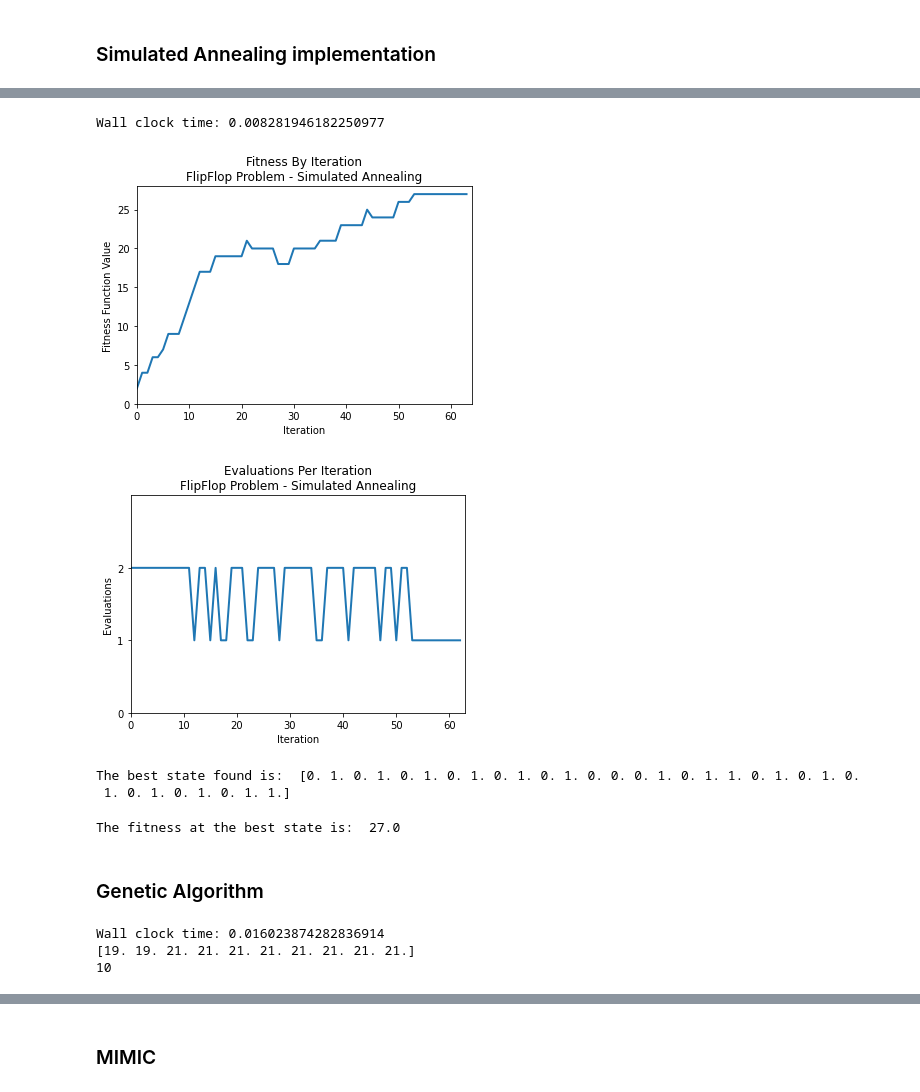
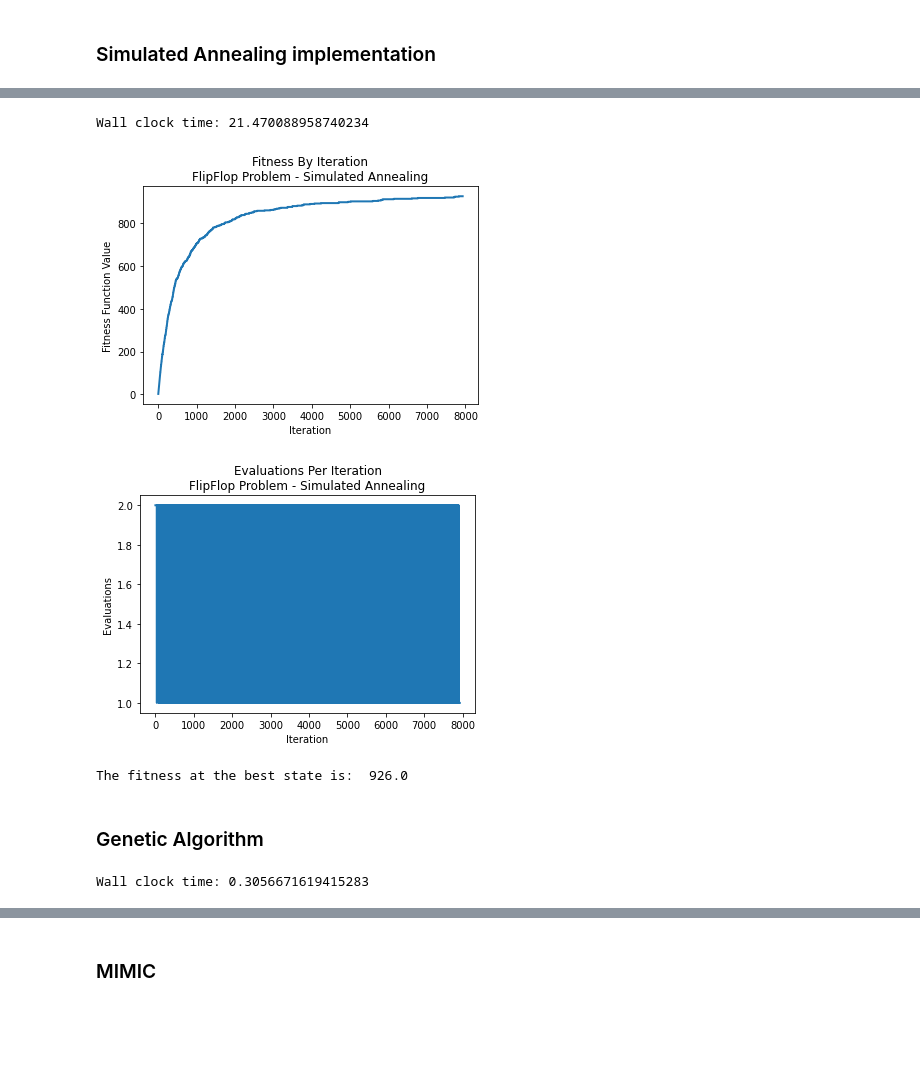
Before and after one commit to sharp-productions/meh2, a Jupyter notebook: tutorial_examples.ipynb, the cells around one changed output, grey strips where cells are left out. Cells and saved outputs as stored; diff of their text form; code cells hidden in the pictures; blank space fills up the shorter version.

```diff
--- a/tutorial_examples.ipynb
+++ b/tutorial_examples.ipynb
@@ -30,7 +30,7 @@ Python 3.9.12
 fitness = mlrose_hiive.FlipFlop()
 # %%
 # Define optimization problem object
-SIZE = 32
+SIZE = 1024
 problem = mlrose_hiive.DiscreteOpt(length = SIZE, fitness_fn = fitness, maximize=True, max_val=2)
 # %% [markdown]
 ### Random Hill Climbing
@@ -171,8 +164,8 @@ The fitness at the best state is:  11.0
 # Solve using simulated annealing - attempt 2 (maximum 100 iterations)
 init_state = np.zeros(SIZE)
 start = time.time()
-best_state, best_fitness, fitness_curve = mlrose_hiive.simulated_annealing(problem, schedule = schedule, max_attempts = 10,
-                                                      max_iters = 100, init_state = init_state,  curve = True,
+best_state, best_fitness, fitness_curve = mlrose_hiive.simulated_annealing(problem, schedule = schedule, max_attempts = 30,
+                                                      max_iters = 20000, init_state = init_state,  curve = True,
                                                       random_state = 1)
 end = time.time()
 print("Wall clock time: {}".format(end-start))
@@ -183,34 +176,31 @@ evaluations = fitness_curve[:,1]
 evaluations = [j-i for i, j in zip(evaluations[:-1], evaluations[1:])]
 # print(evaluations)
 # %% [output]
-Wall clock time: 0.008281946182250977
+Wall clock time: 21.470088958740234
 # %%
 fig1, ax1 = plt.subplots()
 ax1.plot(range(len(fitness_values)),fitness_values,linewidth=2.0)
-ax1.set(xlim=(0,len(fitness_values)), xticks=np.arange(0,len(fitness_values), 10), ylim=(0, max(fitness_values)+1), yticks=np.arange(0,max(fitness_values)+1, 5))
+# ax1.set(xlim=(0,len(fitness_values)), xticks=np.arange(0,len(fitness_values), 10), ylim=(0, max(fitness_values)+1), yticks=np.arange(0,max(fitness_values)+1, 5))
 ax1.set_title("Fitness By Iteration\nFlipFlop Problem - Simulated Annealing")
 ax1.set_ylabel("Fitness Function Value")
 ax1.set_xlabel("Iteration")
 
 fig2, ax2 = plt.subplots()
 ax2.plot(range(len(evaluations)),evaluations,linewidth=2.0)
-ax2.set(xlim=(0,len(evaluations)), xticks=np.arange(0,len(evaluations), 10), ylim=(0, max(evaluations)+1), yticks=np.arange(0,max(evaluations)+1))
+# ax2.set(xlim=(0,len(evaluations)), xticks=np.arange(0,len(evaluations), 10), ylim=(0, max(evaluations)+1), yticks=np.arange(0,max(evaluations)+1))
 ax2.set_title("Evaluations Per Iteration\nFlipFlop Problem - Simulated Annealing")
 ax2.set_ylabel("Evaluations")
 ax2.set_xlabel("Iteration")
 plt.show()
 # %% [output]
-[figure, old version]
+[figure, new version]
-[figure, old version]
+[figure, new version]
 # %%
-print('The best state found is: ', best_state)
+# print('The best state found is: ', best_state)
-# %% [output]
-The best state found is:  [0. 1. 0. 1. 0. 1. 0. 1. 0. 1. 0. 1. 0. 0. 0. 1. 0. 1. 1. 0. 1. 0. 1. 0.
- 1. 0. 1. 0. 1. 0. 1. 1.]
 # %%
 print('The fitness at the best state is: ', best_fitness)
 # %% [output]
-The fitness at the best state is:  27.0
+The fitness at the best state is:  926.0
 # %% [markdown]
 ### Genetic Algorithm
 # %%
@@ -222,15 +212,13 @@ end = time.time()
 print("Wall clock time: {}".format(end-start))
 # print(fitness_curve)
 fitness_values = fitness_curve[:,0]
-print(fitness_values)
-print(len(fitness_values))
+# print(fitness_values)
+# print(len(fitness_values))
 evaluations = fitness_curve[:,1]
 evaluations = [j-i for i, j in zip(evaluations[:-1], evaluations[1:])]
 # print(evaluations)
 # %% [output]
-Wall clock time: 0.016023874282836914
-[19. 19. 21. 21. 21. 21. 21. 21. 21. 21.]
-10
+Wall clock time: 0.3056671619415283
 # %%
 fig1, ax1 = plt.subplots()
 ax1.plot(range(len(fitness_values)),fitness_values,linewidth=2.0)
```
Also changed, not shown: parts of 179 cells of this notebook.
